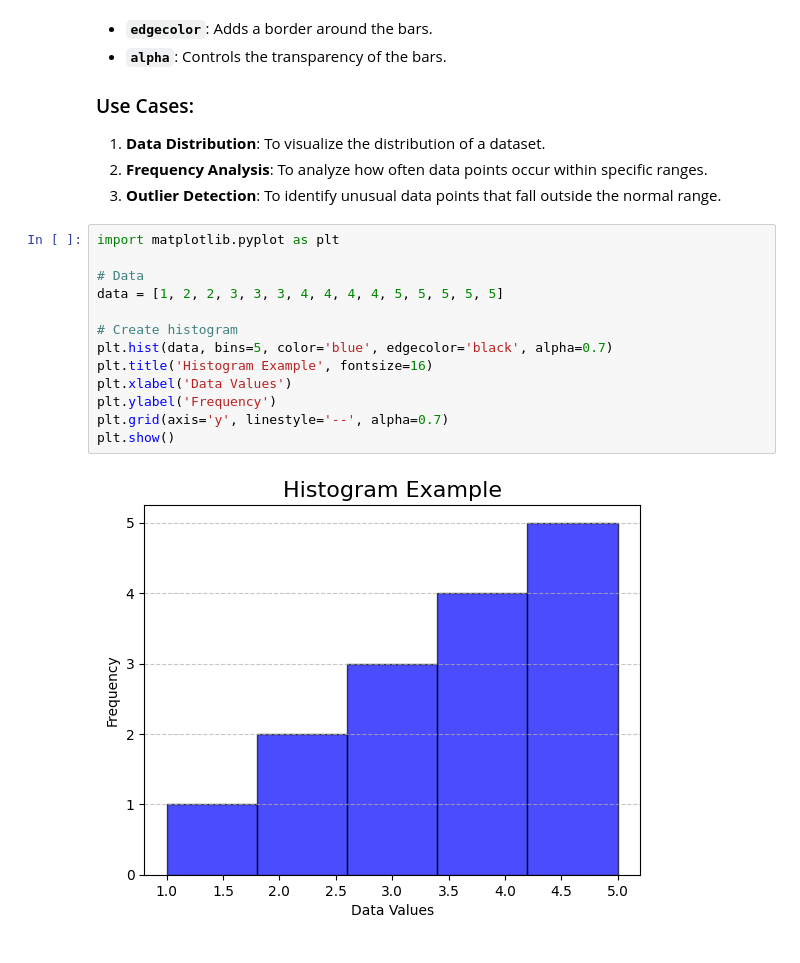
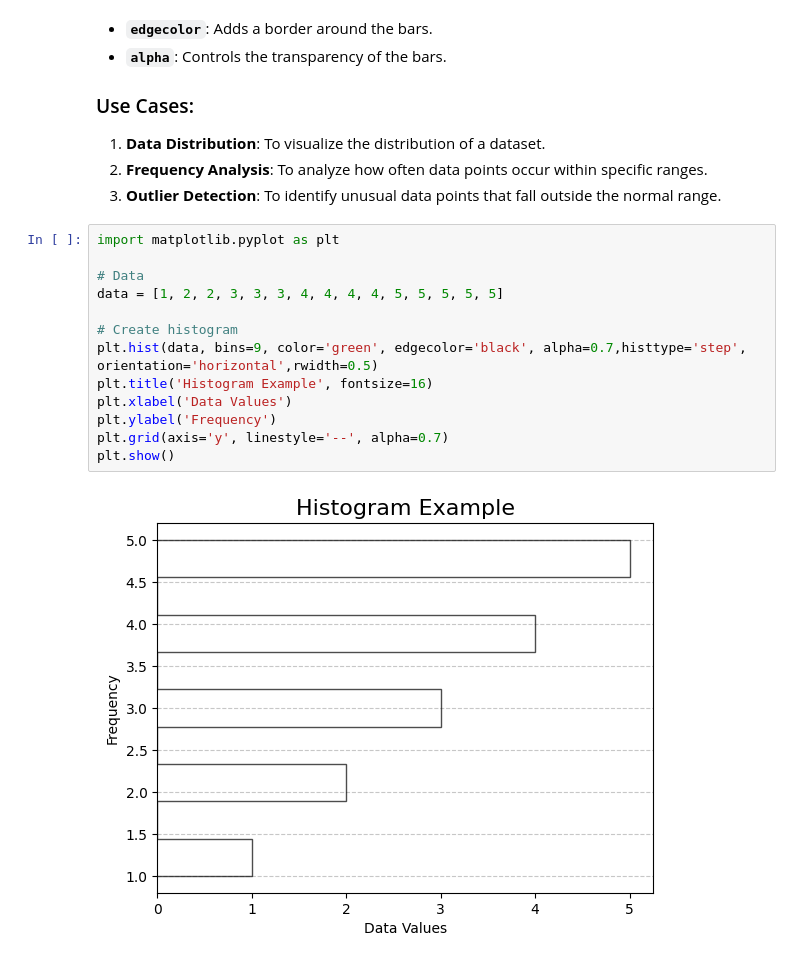
Before and after one commit to bijoybiswas21/Python, a Jupyter notebook: Python Ai/Matplotlib/mat.ipynb, the cells around one changed output. Saved outputs shown, nothing was run; the diff lists cells and outputs as text.

```diff
--- a/Python Ai/Matplotlib/mat.ipynb
+++ b/Python Ai/Matplotlib/mat.ipynb
@@ -555,15 +697,15 @@ plt.show()
 # %%
 import matplotlib.pyplot as plt
 
 # Data
 data = [1, 2, 2, 3, 3, 3, 4, 4, 4, 4, 5, 5, 5, 5, 5]
 
 # Create histogram
-plt.hist(data, bins=5, color='blue', edgecolor='black', alpha=0.7)
+plt.hist(data, bins=9, color='green', edgecolor='black', alpha=0.7,histtype='step', orientation='horizontal',rwidth=0.5)
 plt.title('Histogram Example', fontsize=16)
 plt.xlabel('Data Values')
 plt.ylabel('Frequency')
 plt.grid(axis='y', linestyle='--', alpha=0.7)
 plt.show()
 # %% [output]
-[figure, old version]
+[figure, new version]
```
Also changed, not shown: parts of 4 cells of this notebook, 1 other file.
